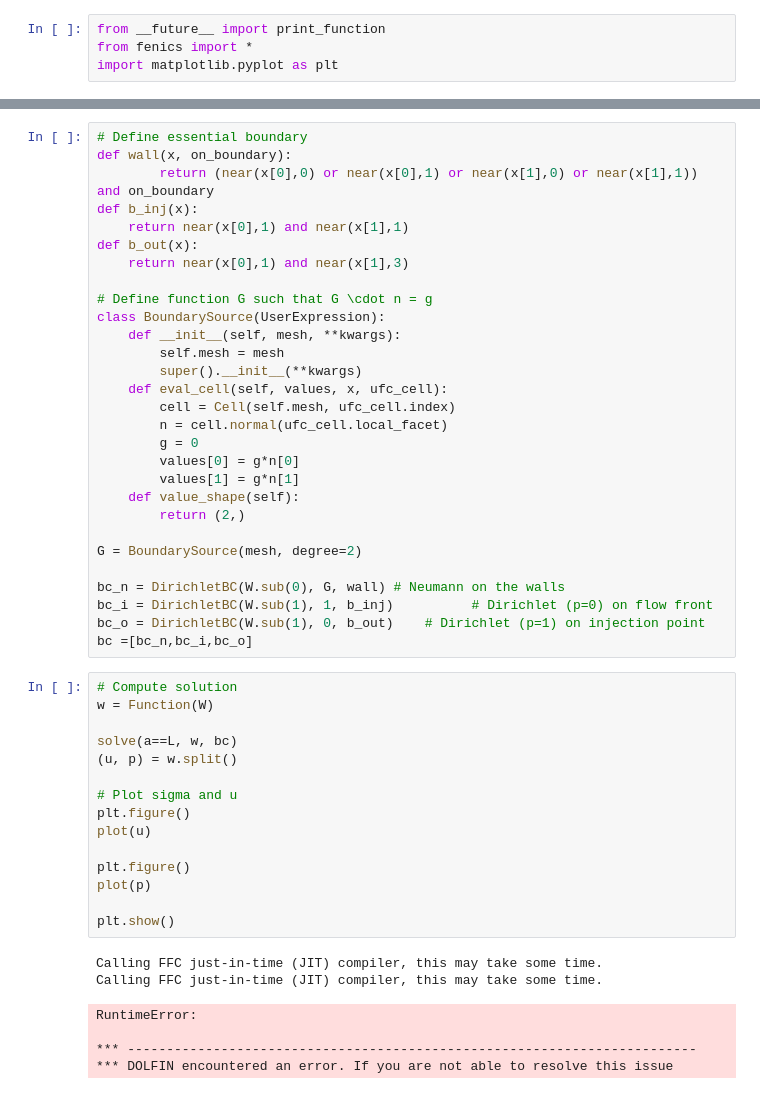
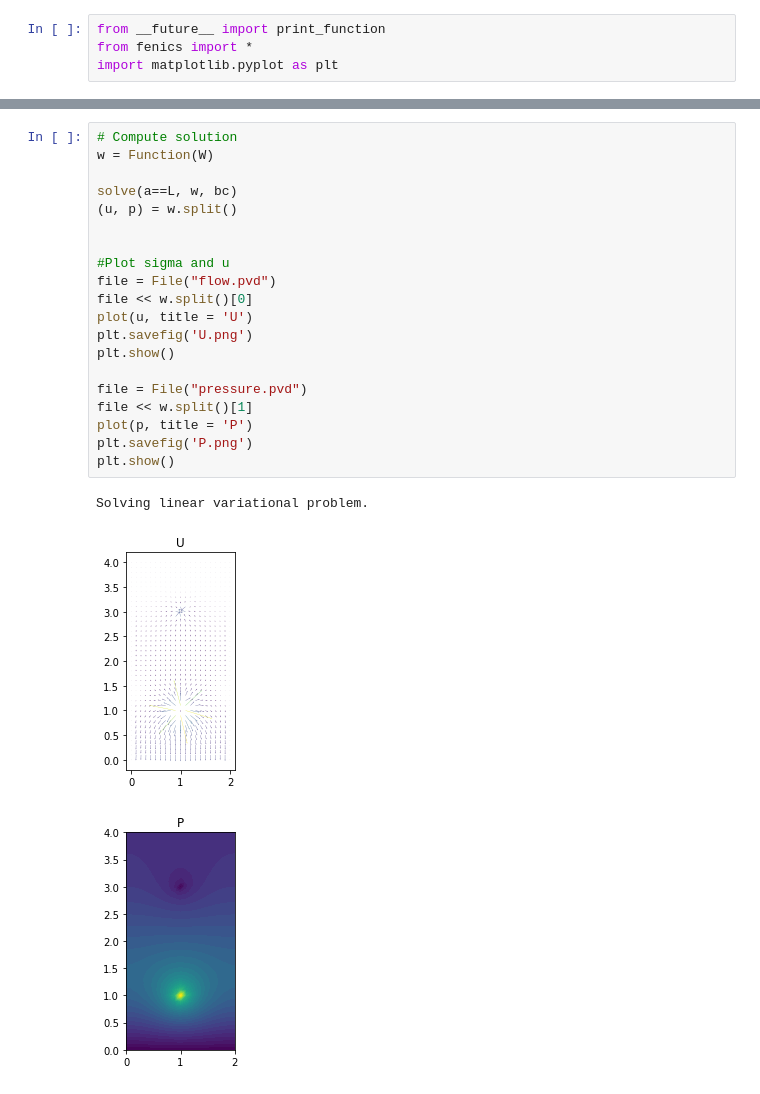
Before and after one commit to v451v/Darcy-equation, a Jupyter notebook: Darcy.ipynb, the cells around one changed output, grey strips where cells are left out. Drawn from its saved outputs; the diff is of its cells as text.

```diff
--- a/Darcy.ipynb
+++ b/Darcy.ipynb
@@ -109,51 +159,24 @@ UFLException: Dot product requires non-scalar arguments, got arguments with rank
-# %%
-# Define essential boundary
-def wall(x, on_boundary):
-        return (near(x[0],0) or near(x[0],1) or near(x[1],0) or near(x[1],1)) and on_boundary
-def b_inj(x):
-    return near(x[0],1) and near(x[1],1)
-def b_out(x):
-    return near(x[0],1) and near(x[1],3)
-
-# Define function G such that G \cdot n = g
-class BoundarySource(UserExpression):
-    def __init__(self, mesh, **kwargs):
-        self.mesh = mesh
-        super().__init__(**kwargs)
-    def eval_cell(self, values, x, ufc_cell):
-        cell = Cell(self.mesh, ufc_cell.index)
-        n = cell.normal(ufc_cell.local_facet)
-        g = 0
-        values[0] = g*n[0]
-        values[1] = g*n[1]
-    def value_shape(self):
-        return (2,)
-
-G = BoundarySource(mesh, degree=2)
-
-bc_n = DirichletBC(W.sub(0), G, wall) # Neumann on the walls
-bc_i = DirichletBC(W.sub(1), 1, b_inj)          # Dirichlet (p=0) on flow front
-bc_o = DirichletBC(W.sub(1), 0, b_out)    # Dirichlet (p=1) on injection point
-bc =[bc_n,bc_i,bc_o]
 # %%
 # Compute solution
 w = Function(W)
 
 solve(a==L, w, bc)
 (u, p) = w.split()
 
-# Plot sigma and u
-plt.figure()
-plot(u)
 
-plt.figure()
-plot(p)
+#Plot sigma and u
+file = File("flow.pvd")
+file << w.split()[0]
+plot(u, title = 'U')
+plt.savefig('U.png')
+plt.show()
 
+file = File("pressure.pvd")
+file << w.split()[1]
+plot(p, title = 'P')
+plt.savefig('P.png')
 plt.show()
 # %% [output]
-Calling FFC just-in-time (JIT) compiler, this may take some time.
-Calling FFC just-in-time (JIT) compiler, this may take some time.
+Solving linear variational problem.
-RuntimeError:
-
-*** -------------------------------------------------------------------------
-*** DOLFIN encountered an error. If you are not able to resolve this issue
+[figure, added]
+[figure, added]
```
Also changed, not shown: parts of 5 cells of this notebook, 12 other files.
